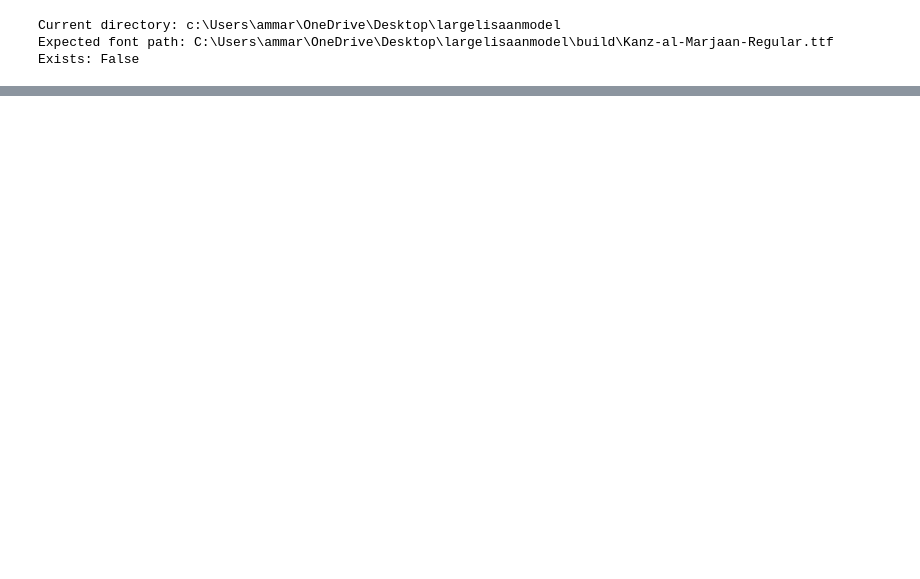
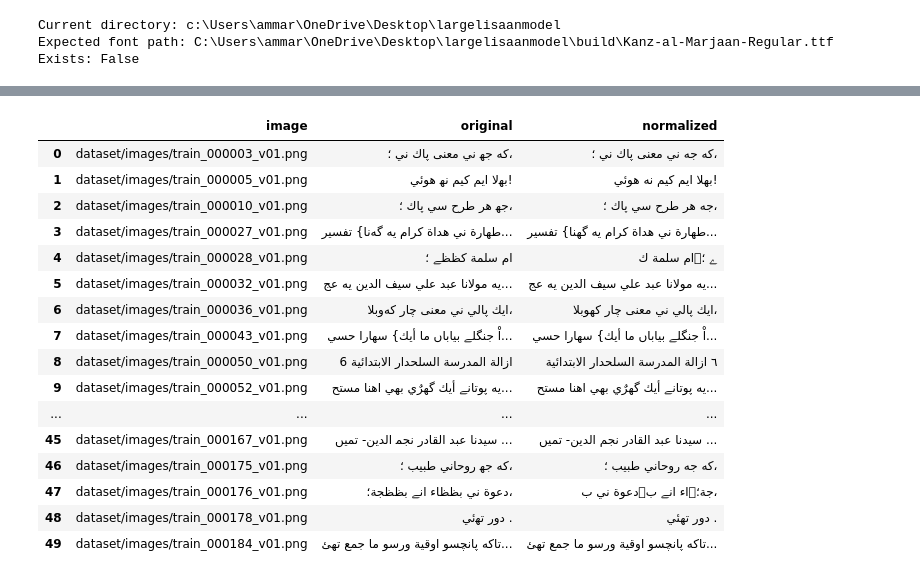
Before and after one commit to MuhammadSyyed/largelisaanmodel, a Jupyter notebook: notebook.ipynb, the cells around one changed output, grey strips where cells are left out. Saved outputs shown, nothing was run; the diff lists cells and outputs as text; code cells hidden in the pictures; blank space fills up the shorter version.

```diff
--- a/notebook.ipynb
+++ b/notebook.ipynb
@@ -202,0 +758,19 @@ FileNotFoundError: [Errno 2] No such file or directory: 'Kanz-al-Marjaan-Regular
+# %%
+# ============================================================
+# KANZ-SPECIFIC CUSTOM CHARACTER MAPPINGS
+# Must run BEFORE NFKC normalization
+# ============================================================
+CUSTOM_KANZ_MAP = {
+    "ظظ": "\uE001",
+}
+
+# Verify mapping
+for source, target in CUSTOM_KANZ_MAP.items():
+    print(
+        "Source:",
+        repr(source),
+        [f"U+{ord(c):04X}" for c in source],
+        "→ Target:",
+        repr(target),
+        f"U+{ord(target):04X}"
+    )
@@ -202,0 +868,57 @@ FileNotFoundError: [Errno 2] No such file or directory: 'Kanz-al-Marjaan-Regular
+# %%
+CUSTOM_KANZ_MAP = {
+    "ظظ": "\uE001",
+}
+
+def apply_kanz_map(text):
+    for source, target in CUSTOM_KANZ_MAP.items():
+        text = text.replace(source, target)
+    return text
+
+
+def normalize_text(text):
+
+    # 1. Convert English digits to Arabic-Indic digits
+    text = text.translate(ENGLISH_TO_ARABIC_DIGITS)
+
+    # 2. Apply Kanz-specific mappings before normalization
+    text = apply_kanz_map(text)
+
+    # 3. Normalize Arabic presentation forms
+    text = unicodedata.normalize("NFKC", text)
+
+    # 4. Apply Kanz mapping again in case NFKC creates the sequence
+    text = apply_kanz_map(text)
+
+    # 5. Clean whitespace
+    text = " ".join(text.split())
+
+    return text
+
+changed_examples = []
+
+for _, row in all_df.iterrows():
+
+    original = row["text_original"]
+    normalized = normalize_text(original)
+
+    if original != normalized:
+
+        changed_examples.append({
+            "image": row["image"],
+            "original": original,
+            "normalized": normalized
+        })
+
+
+changed_df = pd.DataFrame(changed_examples)
+
+print(
+    "Labels affected by NFKC:",
+    len(changed_df),
+    "/",
+    len(all_df)
+)
+
+display(changed_df.head(50))
+# %% [output]
@@ -202,0 +926,17 @@ FileNotFoundError: [Errno 2] No such file or directory: 'Kanz-al-Marjaan-Regular
+|  | image | original | normalized |
+| 0 | dataset/images/train_000003_v01.png | ﻛﻪ ﺟﻬ ني معنى پاك ني ؛، | كه جه ني معنى پاك ني ؛، |
+| 1 | dataset/images/train_000005_v01.png | ﺑﻬلا ايم كيم ﻧﻬ هوئي! | بهلا ايم كيم نه هوئي! |
+| 2 | dataset/images/train_000010_v01.png | ﺟﻬ هر طرح سي پاك ؛، | جه هر طرح سي پاك ؛، |
+| 3 | dataset/images/train_000027_v01.png | طهارة ني هداة كرام يه گهﻧﺎ} تفسير... | طهارة ني هداة كرام يه گهنا} تفسير... |
+| 4 | dataset/images/train_000028_v01.png | ام سلمة كظظے ؛ | ام سلمة كے ؛ |
+| 5 | dataset/images/train_000032_v01.png | يه مولانا عبد علي سيف الدين يه عج... | يه مولانا عبد علي سيف الدين يه عج... |
+| 6 | dataset/images/train_000036_v01.png | ايك پالي ني معنى چار ﻛﻪوبلا، | ايك پالي ني معنى چار كهوبلا، |
+| 7 | dataset/images/train_000043_v01.png | اْ جنگلے بياﺑﺎں ما أيك} سهارا حسي... | اْ جنگلے بياباں ما أيك} سهارا حسي... |
+| 8 | dataset/images/train_000050_v01.png | 6 ازالة المدرسة السلحدار الابتدائية | ٦ ازالة المدرسة السلحدار الابتدائية |
+| 9 | dataset/images/train_000052_v01.png | يه پوتانے أيك گهرٌي بهي اهنا مستح... | يه پوتانے أيك گهرٌي بهي اهنا مستح... |
+| ... | ... | ... | ... |
+| 45 | dataset/images/train_000167_v01.png | سيدﻧﺎ عبد القادر ﻧﺠﻤ الدين- تميں ... | سيدنا عبد القادر نجم الدين- تميں ... |
+| 46 | dataset/images/train_000175_v01.png | ﻛﻪ ﺟﻬ روحاني طبيب ؛، | كه جه روحاني طبيب ؛، |
+| 47 | dataset/images/train_000176_v01.png | دعوة ني بظظاء انے بظظجة؛، | دعوة ني باء انے بجة؛، |
+| 48 | dataset/images/train_000178_v01.png | دور ﺗﻬئي . | دور تهئي . |
+| 49 | dataset/images/train_000184_v01.png | تاكه پانچسو اوقية ورسو ما جمع تهئ... | تاكه پانچسو اوقية ورسو ما جمع تهئ... |
```
Also changed, not shown: parts of 57 cells of this notebook, 7 other files.
